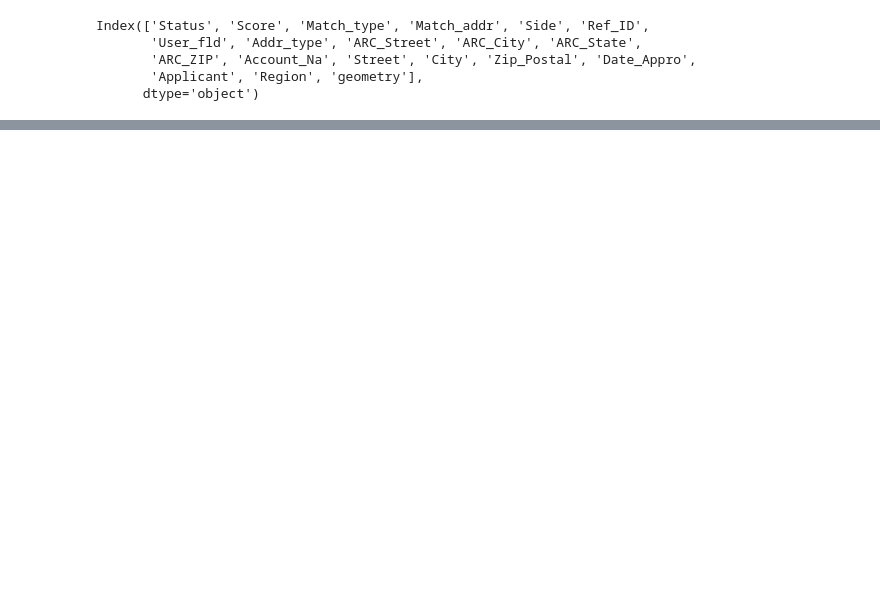
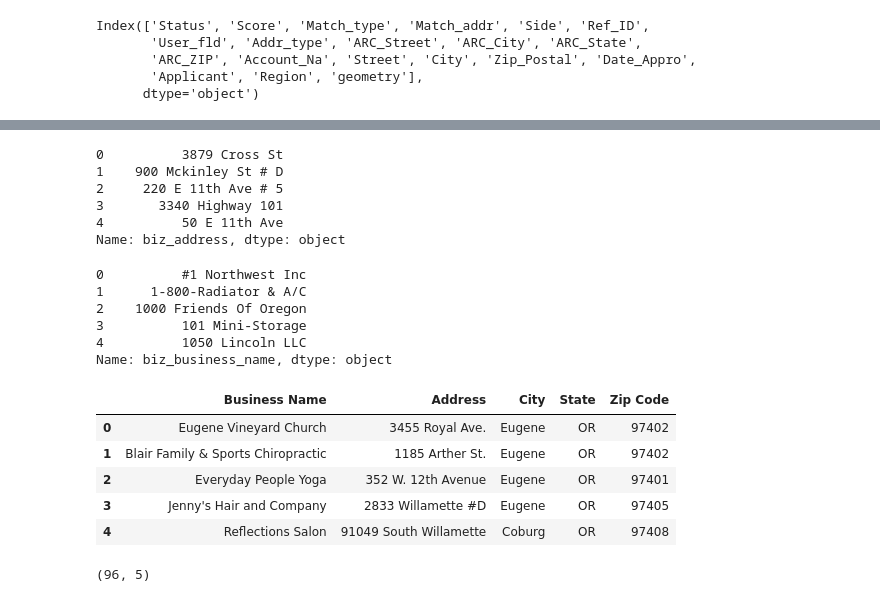
Before and after one commit to dongmeic/BikeCounting, a Jupyter notebook: BikeMap/Bike_Friendly_Businesses.ipynb, the cells around one changed output, grey strips where cells are left out. Drawn from its saved outputs; the diff is of its cells as text; code cells hidden in the pictures; blank space fills up the shorter version.

```diff
--- a/BikeMap/Bike_Friendly_Businesses.ipynb
+++ b/BikeMap/Bike_Friendly_Businesses.ipynb
@@ -25,0 +68,18 @@ Index(['Status', 'Score', 'Match_type', 'Match_addr', 'Side', 'Ref_ID',
+# %%
+business.biz_address.head()
+# %% [output]
+0          3879 Cross St
+1    900 Mckinley St # D
+2     220 E 11th Ave # 5
+3       3340 Highway 101
+4          50 E 11th Ave
+Name: biz_address, dtype: object
+# %%
+business.biz_business_name.head()
+# %% [output]
+0          #1 Northwest Inc
+1      1-800-Radiator & A/C
+2    1000 Friends Of Oregon
+3          101 Mini-Storage
+4          1050 Lincoln LLC
+Name: biz_business_name, dtype: object
@@ -25,0 +90,13 @@ Index(['Status', 'Score', 'Match_type', 'Match_addr', 'Side', 'Ref_ID',
+# %%
+bfb.head()
+# %% [output]
+|  | Business Name | Address | City | State | Zip Code |
+| 0 | Eugene Vineyard Church | 3455 Royal Ave. | Eugene | OR | 97402 |
+| 1 | Blair Family & Sports Chiropractic | 1185 Arther St. | Eugene | OR | 97402 |
+| 2 | Everyday People Yoga | 352 W. 12th Avenue | Eugene | OR | 97401 |
+| 3 | Jenny's Hair and Company | 2833 Willamette #D | Eugene | OR | 97405 |
+| 4 | Reflections Salon | 91049 South Willamette | Coburg | OR | 97408 |
+# %%
+bfb.shape
+# %% [output]
+(96, 5)
```
Also changed, not shown: parts of 44 cells of this notebook, 6 other files.
